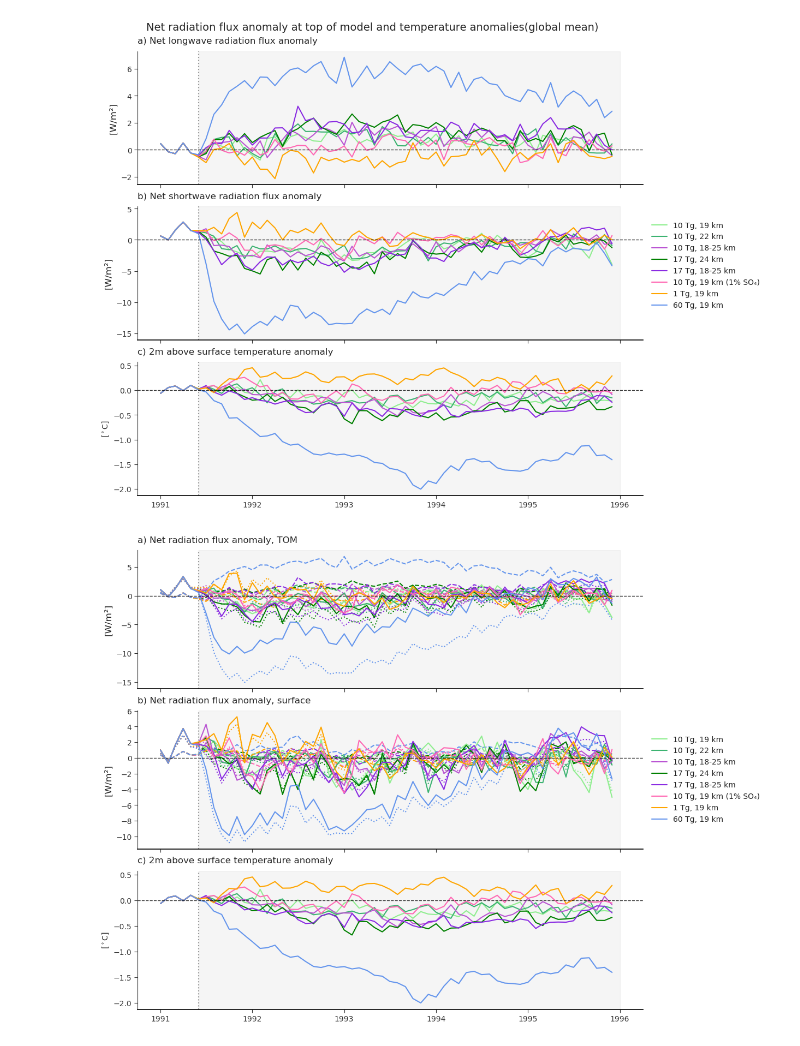
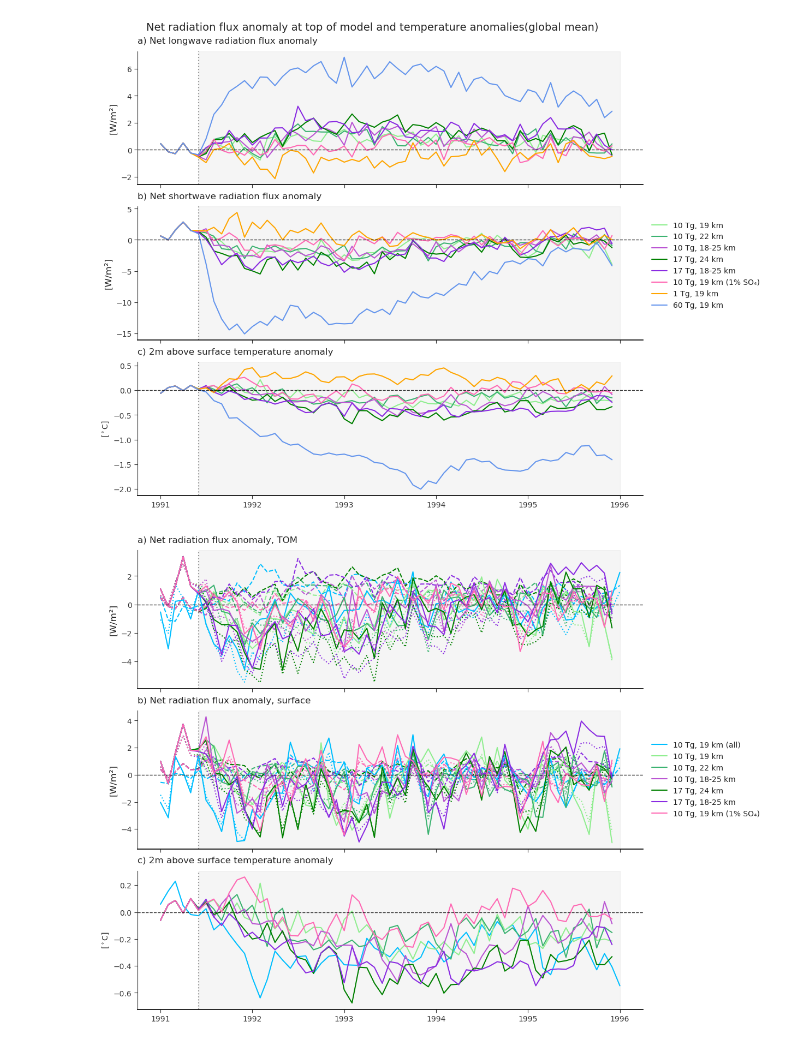
Before and after one commit to EliHHogemo/master_thesis, a Jupyter notebook: radiation.ipynb, the cells around one changed output. Drawn from its saved outputs; the diff is of its cells as text; code cells hidden in the pictures.

```diff
--- a/radiation.ipynb
+++ b/radiation.ipynb
@@ -539,6 +539,9 @@ t_60tg = t_60tg.assign_coords(time=shifted_time_60tg)
 temp_ctrl = t_19["TREFHT"].weighted(weighted_lat).mean(dim=["lat", "lon"]) - 273.15
 baseline = temp_ctrl.sel(time=slice("1986-01", "1990-12"))
 base = baseline.groupby("time.month").mean("time")
+
+temp_19 = temp_ctrl.sel(time=slice("1991-01", "1996-01"))
+temp_19_anom = temp_19.groupby("time.month") - base
 # %%
 temp_19_c = t_19_c["TREFHT"].weighted(weighted_lat_19_c).mean(dim = ["lat", "lon"]) -273.15
 t_anom_19_c = temp_19_c.groupby("time.month") - base
@@ -638,7 +641,7 @@ total_tom = netswtom - netlwtom
 baseline_total = total_tom.sel(time=slice("1986-01", "1990-12")).groupby("time.month").mean("time")
 
 total_tom_19 = (netswtom - netlwtom).groupby("time.month") - baseline_total
-total_tom_19 = total_tom_19.sel(time=slice("1991", "1996"))
+total_tom_19 = total_tom_19.sel(time=slice("1991-01", "1996-01"))
 total_tom_19_c = (netswtom_19_c - netlwtom_19_c).groupby("time.month") - baseline_total
 total_tom_22 = (netswtom_22 - netlwtom_22).groupby("time.month") - baseline_total
 total_tom_24 = (netswtom_24 - netlwtom_24).groupby("time.month") - baseline_total
@@ -652,7 +655,7 @@ total_surf = netswsurf + netlwsurf
 baseline_total = total_surf.sel(time=slice("1986-01", "1990-12")).groupby("time.month").mean("time")
 
 total_surf_19 = (netswsurf + netlwsurf).groupby("time.month") - baseline_total
-total_surf_19 = total_surf_19.sel(time=slice("1991", "1996"))
+total_surf_19 = total_surf_19.sel(time=slice("1991-01", "1996-01"))
 total_surf_19_c = (netswsurf_19_c + netlwsurf_19_c).groupby("time.month") - baseline_total
 total_surf_22 = (netswsurf_22 + netlwsurf_22).groupby("time.month") - baseline_total
 total_surf_24 = (netswsurf_24 + netlwsurf_24).groupby("time.month") - baseline_total
@@ -676,103 +679,110 @@ xtick_labels = [str(y) for y in range(1991, 1997)]
 
 fig, (ax_top, ax_surf, ax_t) = plt.subplots(3, 1, figsize=(10, 9), sharex=True, constrained_layout=True)
 
+ax_top.plot(netlwtom_anom.time, netlwtom_anom, color = "deepskyblue", lw=1.5, linestyle = "--")
 ax_top.plot(netlwtom_19_c_anom.time, netlwtom_19_c_anom,color="lightgreen", lw=1.5, linestyle = "--")
 ax_top.plot(netlwtom_22_anom.time, netlwtom_22_anom,color="mediumseagreen", lw=1.5, linestyle = "--")
 ax_top.plot(netlwtom_1825_anom.time, netlwtom_1825_anom,color="mediumorchid", lw=1.5, linestyle = "--")
 ax_top.plot(netlwtom_24_anom.time, netlwtom_24_anom,color="green", lw=1.5, linestyle = "--")
 ax_top.plot(netlwtom_1825_17tg_anom.time, netlwtom_1825_17tg_anom,color="blueviolet", lw=1.5, linestyle = "--")
 ax_top.plot(netlwtom_1pr_anom.time, netlwtom_1pr_anom,color="hotpink", lw=1.5, linestyle = "--")
-ax_top.plot(netlwtom_1tg_anom.time, netlwtom_1tg_anom,color="orange", lw=1.5, linestyle = "--")
-ax_top.plot(netlwtom_60tg_anom.time, netlwtom_60tg_anom,color="cornflowerblue", lw=1.5, linestyle = "--")
+#ax_top.plot(netlwtom_1tg_anom.time, netlwtom_1tg_anom,color="orange", lw=1.5, linestyle = "--")
+#ax_top.plot(netlwtom_60tg_anom.time, netlwtom_60tg_anom,color="cornflowerblue", lw=1.5, linestyle = "--")
 ax_top.set_ylabel("[W/m²]", fontsize=12)
 
+ax_top.plot(netswtom_anom.time, netswtom_anom, color = "deepskyblue", lw=1.5, linestyle = ":")
 ax_top.plot(netswtom_19_c_anom.time, netswtom_19_c_anom,color="lightgreen", lw=1.5, linestyle = ":")
 ax_top.plot(netswtom_22_anom.time, netswtom_22_anom,color="mediumseagreen", lw=1.5, linestyle = ":")
 ax_top.plot(netswtom_1825_anom.time, netswtom_1825_anom,color="mediumorchid", lw=1.5, linestyle = ":")
 ax_top.plot(netswtom_24_anom.time, netswtom_24_anom,color="green", lw=1.5, linestyle = ":")
 ax_top.plot(netswtom_1825_17tg_anom.time, netswtom_1825_17tg_anom,color="blueviolet", lw=1.5, linestyle = ":")
 ax_top.plot(netswtom_1pr_anom.time, netswtom_1pr_anom,color="hotpink", lw=1.5, linestyle = ":")
-ax_top.plot(netswtom_1tg_anom.time, netswtom_1tg_anom,color="orange", lw = 1.5, linestyle = ":")
-ax_top.plot(netswtom_60tg_anom.time, netswtom_60tg_anom,color="cornflowerblue", lw=1.5, linestyle = ":")
+#ax_top.plot(netswtom_1tg_anom.time, netswtom_1tg_anom,color="orange", lw = 1.5, linestyle = ":")
+#ax_top.plot(netswtom_60tg_anom.time, netswtom_60tg_anom,color="cornflowerblue", lw=1.5, linestyle = ":")
 ax_top.set_ylabel("[W/m²]", fontsize=12)
 
+ax_top.plot(total_tom_19.time, total_tom_19, color = "deepskyblue", lw=1.5)
 ax_top.plot(total_tom_19_c.time, total_tom_19_c,color="lightgreen", lw=1.5)
 ax_top.plot(total_tom_22.time, total_tom_22,color="mediumseagreen", lw=1.5)
 ax_top.plot(total_tom_1825.time, total_tom_1825,color="mediumorchid", lw=1.5)
 ax_top.plot(total_tom_24.time, total_tom_24,color="green", lw=1.5)
 ax_top.plot(total_tom_1825_17tg.time, total_tom_1825_17tg,color="blueviolet", lw=1.5)
 ax_top.plot(total_tom_1pr.time, total_tom_1pr,color="hotpink", lw=1.5)
-ax_top.plot(total_tom_1tg.time, total_tom_1tg,color="orange", lw = 1.5)
-ax_top.plot(total_tom_60tg.time, total_tom_60tg,color="cornflowerblue", lw=1.5)
+#ax_top.plot(total_tom_1tg.time, total_tom_1tg,color="orange", lw = 1.5)
+#ax_top.plot(total_tom_60tg.time, total_tom_60tg,color="cornflowerblue", lw=1.5)
 ax_top.set_ylabel("[W/m²]", fontsize=12)
 
+ax_surf.plot(netlwsurf_anom.time, netlwsurf_anom, color = "deepskyblue", lw=1.5, linestyle = "--")
 ax_surf.plot(netlwsurf_19_c_anom.time, netlwsurf_19_c_anom,color="lightgreen", lw=1.5, linestyle = "--")
 ax_surf.plot(netlwsurf_22_anom.time, netlwsurf_22_anom,color="mediumseagreen", lw=1.5, linestyle = "--")
 ax_surf.plot(netlwsurf_1825_anom.time, netlwsurf_1825_anom,color="mediumorchid", lw=1.5, linestyle = "--")
 ax_surf.plot(netlwsurf_24_anom.time, netlwsurf_24_anom,color="green", lw=1.5, linestyle = "--")
 ax_surf.plot(netlwsurf_1825_17tg_anom.time, netlwsurf_1825_17tg_anom,color="blueviolet", lw=1.5, linestyle = "--")
 ax_surf.plot(netlwsurf_1pr_anom.time, netlwsurf_1pr_anom,color="hotpink", lw=1.5, linestyle = "--")
-ax_surf.plot(netlwsurf_1tg_anom.time, netlwsurf_1tg_anom,color="orange", lw=1.5, linestyle = "--")
-ax_surf.plot(netlwsurf_60tg_anom.time, netlwsurf_60tg_anom,color="cornflowerblue", lw=1.5, linestyle = "--")
+#ax_surf.plot(netlwsurf_1tg_anom.time, netlwsurf_1tg_anom,color="orange", lw=1.5, linestyle = "--")
+#ax_surf.plot(netlwsurf_60tg_anom.time, netlwsurf_60tg_anom,color="cornflowerblue", lw=1.5, linestyle = "--")
 ax_surf.set_ylabel("[W/m²]", fontsize=12)
 
+ax_surf.plot(netswsurf_anom.time, netswsurf_anom, color = "deepskyblue", lw=1.5, linestyle = ":")
 ax_surf.plot(netswsurf_19_c_anom.time, netswsurf_19_c_anom,color="lightgreen", lw=1.5, linestyle = ":")
 ax_surf.plot(netswsurf_22_anom.time, netswsurf_22_anom,color="mediumseagreen", lw=1.5, linestyle = ":")
 ax_surf.plot(netswsurf_1825_anom.time, netswsurf_1825_anom,color="mediumorchid", lw=1.5, linestyle = ":")
 ax_surf.plot(netswsurf_24_anom.time, netswsurf_24_anom,color="green", lw=1.5, linestyle = ":")
 ax_surf.plot(netswsurf_1825_17tg_anom.time, netswsurf_1825_17tg_anom,color="blueviolet", lw=1.5, linestyle = ":")
 ax_surf.plot(netswsurf_1pr_anom.time, netswsurf_1pr_anom,color="hotpink", lw=1.5, linestyle = ":")
-ax_surf.plot(netswsurf_1tg_anom.time, netswsurf_1tg_anom,color="orange", lw = 1.5, linestyle = ":")
-ax_surf.plot(netswsurf_60tg_anom.time, netswsurf_60tg_anom,color="cornflowerblue", lw=1.5, linestyle = ":")
+#ax_surf.plot(netswsurf_1tg_anom.time, netswsurf_1tg_anom,color="orange", lw = 1.5, linestyle = ":")
+#ax_surf.plot(netswsurf_60tg_anom.time, netswsurf_60tg_anom,color="cornflowerblue", lw=1.5, linestyle = ":")
 ax_surf.set_ylabel("[W/m²]", fontsize=12)
 
+ax_surf.plot(total_surf_19.time, total_surf_19, color = "deepskyblue", lw=1.5)
 ax_surf.plot(total_surf_19_c.time, total_surf_19_c,color="lightgreen", lw=1.5)
 ax_surf.plot(total_surf_22.time, total_surf_22,color="mediumseagreen", lw=1.5)
 ax_surf.plot(total_surf_1825.time, total_surf_1825,color="mediumorchid", lw=1.5)
 ax_surf.plot(total_surf_24.time, total_surf_24,color="green", lw=1.5)
 ax_surf.plot(total_surf_1825_17tg.time, total_surf_1825_17tg,color="blueviolet", lw=1.5)
 ax_surf.plot(total_surf_1pr.time, total_surf_1pr,color="hotpink", lw=1.5)
-ax_surf.plot(total_surf_1tg.time, total_surf_1tg,color="orange", lw = 1.5)
-ax_surf.plot(total_surf_60tg.time, total_surf_60tg,color="cornflowerblue", lw=1.5)
+#ax_surf.plot(total_surf_1tg.time, total_surf_1tg,color="orange", lw = 1.5)
+#ax_surf.plot(total_surf_60tg.time, total_surf_60tg,color="cornflowerblue", lw=1.5)
 ax_surf.set_ylabel("[W/m²]", fontsize=12)
 
+ax_t.plot(temp_19_anom.time, temp_19_anom, color="deepskyblue", label = "10 Tg, 19 km (all)", lw =1.5)
 ax_t.plot(t_anom_19_c.time, t_anom_19_c,color="lightgreen", label="10 Tg, 19 km", lw=1.5)
 ax_t.plot(t_anom_22.time, t_anom_22,color="mediumseagreen", label="10 Tg, 22 km",lw=1.5)
 ax_t.plot(t_anom_1825.time, t_anom_1825,color="mediumorchid", label="10 Tg, 18-25 km", lw=1.5)
 ax_t.plot(t_anom_24.time, t_anom_24,color="green",label="17 Tg, 24 km", lw=1.5)
 ax_t.plot(t_anom_1825_17tg.time, t_anom_1825_17tg,color="blueviolet", label="17 Tg, 18-25 km", lw=1.5)
 ax_t.plot(t_anom_1pr.time, t_anom_1pr,color="hotpink", label="10 Tg, 19 km (1% SO₄)", lw=1.5)
-ax_t.plot(t_anom_1tg.time, t_anom_1tg, color="orange", label="1 Tg, 19 km", lw=1.5)
-ax_t.plot(t_anom_60tg.time, t_anom_60tg,color="cornflowerblue", label="60 Tg, 19 km", lw=1.5)
+#ax_t.plot(t_anom_1tg.time, t_anom_1tg, color="orange", label="1 Tg, 19 km", lw=1.5)
+#ax_t.plot(t_anom_60tg.time, t_anom_60tg,color="cornflowerblue", label="60 Tg, 19 km", lw=1.5)
 ax_t.set_ylabel("[$^\circ$C]")
 
 axes = [ax_top, ax_surf, ax_t]
 titles = ["a) Net radiation flux anomaly, TOM", "b) Net radiation flux anomaly, surface", "c) 2m above surface temperature anomaly"]
 
 for i, ax in enumerate(axes):
     ax.axhline(0, color="black", lw=1.0, ls='--', alpha=0.8)
     ax.axvline(eruption_date, color='gray', ls = ":", alpha=0.8)
     ax.axvspan(eruption_date, cftime.DatetimeNoLeap(1996, 1, 1), color='gray', alpha=0.08, zorder=0)
     ax.tick_params(direction='out', length=4)
     ax.set_title(titles[i], loc='left', fontsize=12, pad=10)
 
     sns.despine(ax=ax)
 
 for ax in [ax_top, ax_surf, ax_t]:
     ax.set_xticks(xticks)
     ax.set_xticklabels(xtick_labels)
     ax.spines['bottom'].set_visible(True)
     ax.spines['bottom'].set_color('black')
     ax.spines['bottom'].set_linewidth(1.2)
 
 
 fig.legend(
     loc="center left",
     bbox_to_anchor=(1, 0.5),
     frameon=False,
     fontsize=10
 )
 
 plt.show()
 # %% [output]
-[figure, old version]
+[figure, new version]
```
Also changed, not shown: parts of 4 cells of this notebook, 4 other files.
